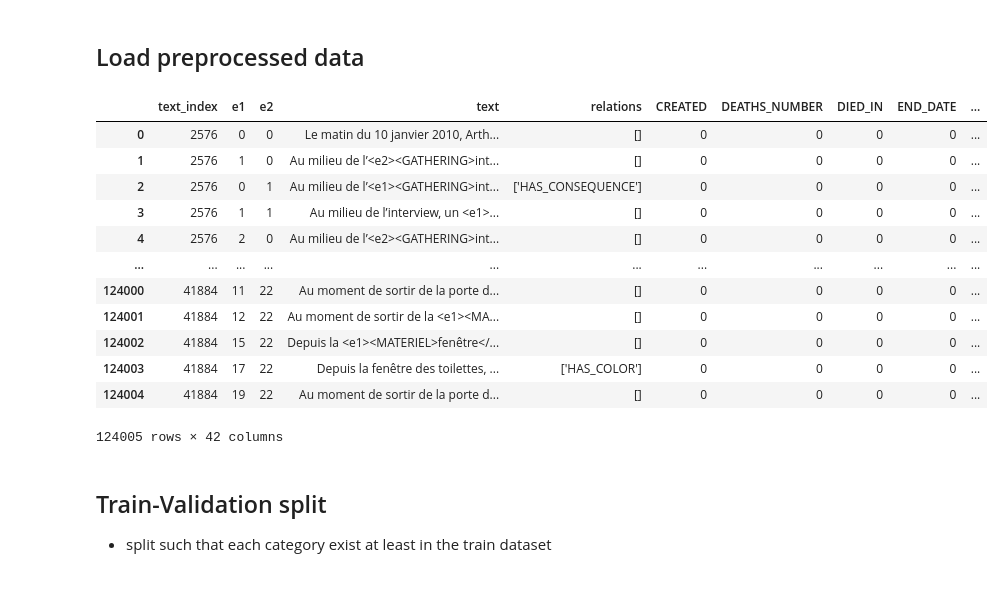
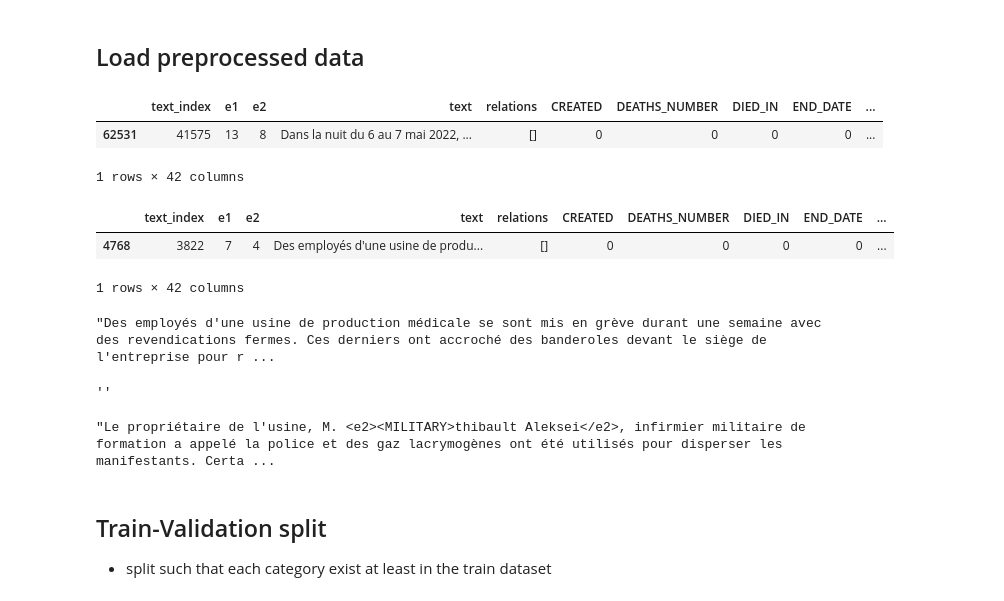
Before and after one commit to lengocluyen/relation_extraction_textmine25, a Jupyter notebook: defi_textmine_2025/multi_label_text_classification_BERT.ipynb, the cells around one changed output. Drawn from its saved outputs; the diff is of its cells as text; code cells hidden in the pictures.

```diff
--- a/defi_textmine_2025/multi_label_text_classification_BERT.ipynb
+++ b/defi_textmine_2025/multi_label_text_classification_BERT.ipynb
@@ -123,21 +130,39 @@ process_csv_to_csv(os.path.join(generated_data_dir_path, "train"), labeled_prepr
 # %%
 labeled_df = load_csv(labeled_preprocessed_data_dir_path, index_col=0, sep='\t')
 # %%
-labeled_df
+labeled_df.sample(1)
 # %% [output]
 |  | text_index | e1 | e2 | text | relations | CREATED | DEATHS_NUMBER | DIED_IN | END_DATE | ... |
-| 0 | 2576 | 0 | 0 | Le matin du 10 janvier 2010, Arth... | [] | 0 | 0 | 0 | 0 | ... |
-| 1 | 2576 | 1 | 0 | Au milieu de l’<e2><GATHERING>int... | [] | 0 | 0 | 0 | 0 | ... |
-| 2 | 2576 | 0 | 1 | Au milieu de l’<e1><GATHERING>int... | ['HAS_CONSEQUENCE'] | 0 | 0 | 0 | 0 | ... |
-| 3 | 2576 | 1 | 1 | Au milieu de l’interview, un <e1>... | [] | 0 | 0 | 0 | 0 | ... |
-| 4 | 2576 | 2 | 0 | Au milieu de l’<e2><GATHERING>int... | [] | 0 | 0 | 0 | 0 | ... |
-| ... | ... | ... | ... | ... | ... | ... | ... | ... | ... | ... |
-| 124000 | 41884 | 11 | 22 | Au moment de sortir de la porte d... | [] | 0 | 0 | 0 | 0 | ... |
-| 124001 | 41884 | 12 | 22 | Au moment de sortir de la <e1><MA... | [] | 0 | 0 | 0 | 0 | ... |
-| 124002 | 41884 | 15 | 22 | Depuis la <e1><MATERIEL>fenêtre</... | [] | 0 | 0 | 0 | 0 | ... |
-| 124003 | 41884 | 17 | 22 | Depuis la fenêtre des toilettes, ... | ['HAS_COLOR'] | 0 | 0 | 0 | 0 | ... |
-| 124004 | 41884 | 19 | 22 | Au moment de sortir de la porte d... | [] | 0 | 0 | 0 | 0 | ... |
+| 62531 | 41575 | 13 | 8 | Dans la nuit du 6 au 7 mai 2022, ... | [] | 0 | 0 | 0 | 0 | ... |
-124005 rows × 42 columns
+1 rows × 42 columns
+# %%
+for text, group_df in labeled_df.sample(1).groupby("text"):
+    # new_text1 = TextToMultiLabelDataGenerator.remove_sentence_without_both_entities(text, "<e1>", "<e2>")
+    # new_text2 = TextToMultiLabelDataGenerator.remove_sentence_without_any_entity(text, "<e1>", "<e2>")
+
+    # for new_text in [new_text1, new_text2]:
+    #     if new_text:
+
+    break
+group_df
+# %% [output]
+|  | text_index | e1 | e2 | text | relations | CREATED | DEATHS_NUMBER | DIED_IN | END_DATE | ... |
+| 4768 | 3822 | 7 | 4 | Des employés d'une usine de produ... | [] | 0 | 0 | 0 | 0 | ... |
+1 rows × 42 columns
+# %%
+text
+# %% [output]
+"Des employés d'une usine de production médicale se sont mis en grève durant une semaine avec des revendications fermes. Ces derniers ont accroché des banderoles devant le siège de l'entreprise pour r ...
+# %%
+text1 = TextToMultiLabelDataGenerator.remove_sentence_without_both_entities(text, "<e1>", "<e2>")
+text1
+# %% [output]
+''
+# %%
+text2 = TextToMultiLabelDataGenerator.remove_sentence_without_any_entity(text, "<e1>", "<e2>")
+text2
+# %% [output]
+"Le propriétaire de l'usine, M. <e2><MILITARY>thibault Aleksei</e2>, infirmier militaire de formation a appelé la police et des gaz lacrymogènes ont été utilisés pour disperser les manifestants. Certa ...
 # %% [markdown]
 ## Train-Validation split
 
```
Also changed, not shown: parts of 24 cells of this notebook, 3 other files.
